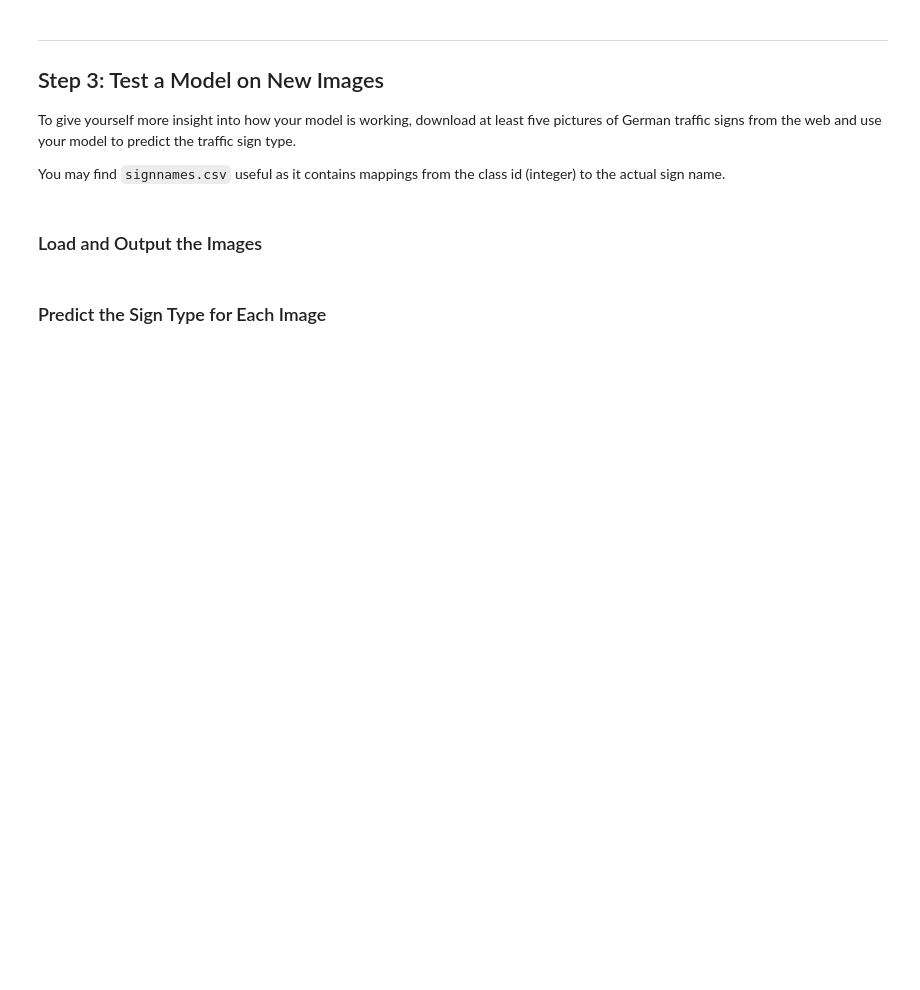
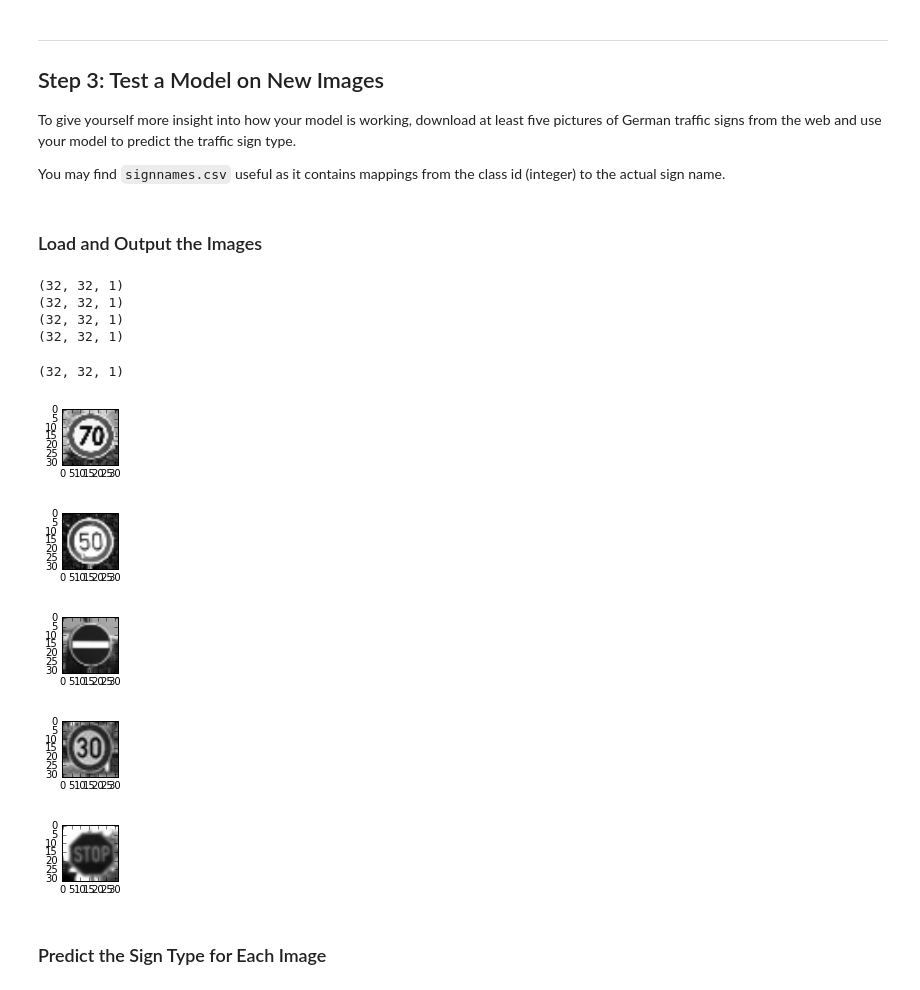
Before and after one commit to rywater/p2, a Jupyter notebook: Traffic_Sign_Classifier.ipynb, the cells around one changed output. Cells and saved outputs as stored; diff of their text form; code cells hidden in the pictures; blank space fills up the shorter version.

```diff
--- a/Traffic_Sign_Classifier.ipynb
+++ b/Traffic_Sign_Classifier.ipynb
@@ -248,7 +266,7 @@ with tf.Session() as sess:
         print("EPOCH {}".format(i + 1))
         print("Validation Accuracy = {:.3f}\n".format(validation_accuracy))
 
-    saver.save(sess, '/tmp/tsc.model')
+    saver.save(sess, './lenet')
     print('Model Saved')
 # %% [output]
 Training
@@ -284,2 +310,34 @@ You may find `signnames.csv` useful as it contains mappings from the class id (i
+# %%
+from imageio import imread
+from skimage.transform import resize
+import glob
+import matplotlib.pyplot as plt
+
+images = []
+
+for i, img in enumerate(glob.glob('./traffic-signs-data/found_images/*.jpg')):
+    image = resize(imread(img), (32, 32))
+    images.append(image)
+
+dataset = images
+dataset = np.dot(dataset,[0.299, 0.587, 0.114])[...,None]
+# dataset = [ ((x - 128) / 128) for x in dataset]
+dataset = np.asarray(dataset)
+
+for data in dataset:
+    plt.figure(figsize=(1,1))
+    print(data.shape)
+    plt.imshow(data.squeeze(), cmap='gray')
+# %% [output]
+(32, 32, 1)
+(32, 32, 1)
+(32, 32, 1)
+(32, 32, 1)
+(32, 32, 1)
+[figure, added]
+[figure, added]
+[figure, added]
+[figure, added]
+[figure, added]
 # %% [markdown]
 ### Predict the Sign Type for Each Image
```
Also changed, not shown: parts of 19 cells of this notebook, 10 other files.
